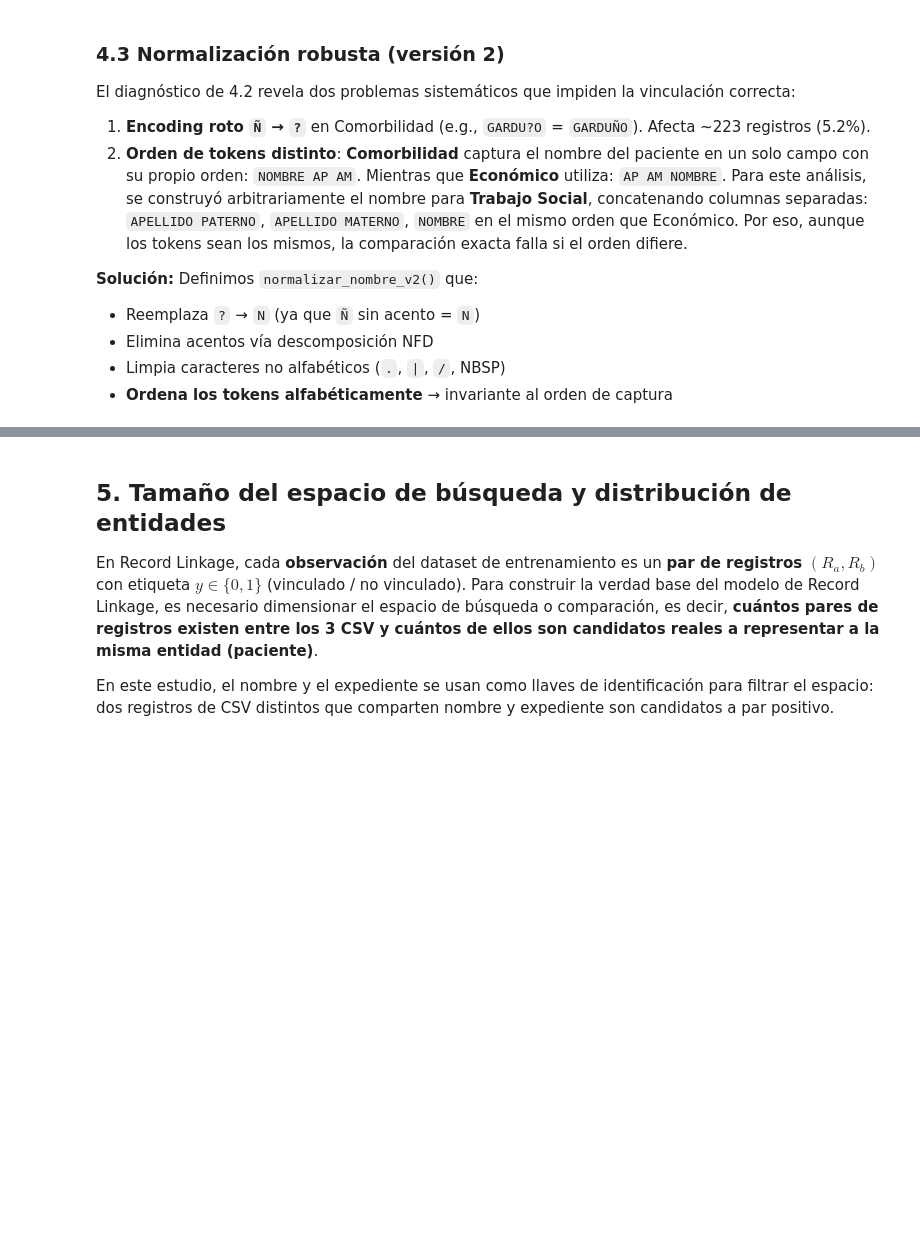
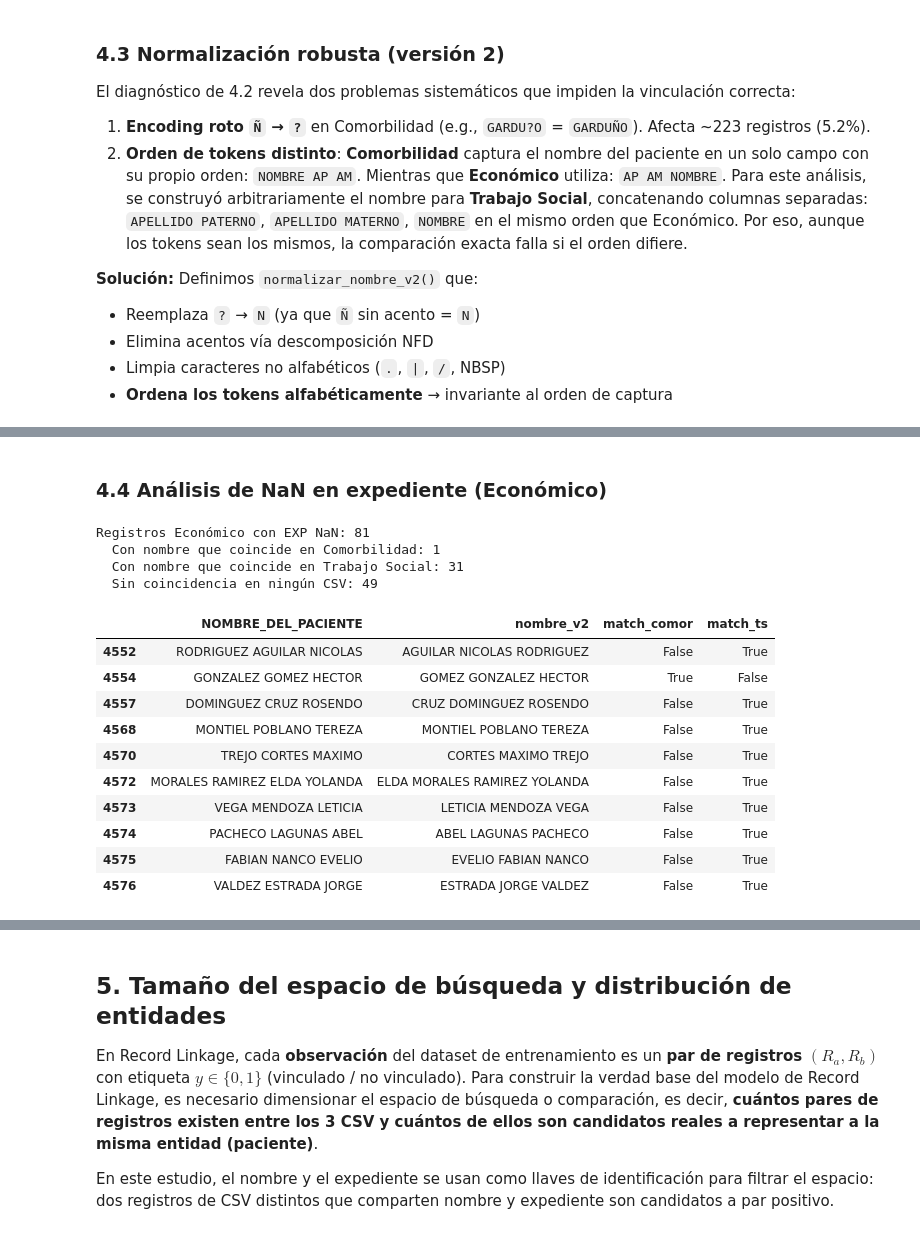
Before and after one commit to UzielLujan/entity-resolution-nlp, a Jupyter notebook: notebooks/Duplicados_INER.ipynb, the cells around one changed output, grey strips where cells are left out. Cells and saved outputs as stored; diff of their text form; code cells hidden in the pictures; blank space fills up the shorter version.

```diff
--- a/notebooks/Duplicados_INER.ipynb
+++ b/notebooks/Duplicados_INER.ipynb
@@ -694,3 +698,40 @@ Discrepancias residuales: Comorbilidad ↔ Trabajo Social (613 expedientes con n
 | 239623 | CONCEPCION GARCIA MARTINEZ | CONCEPCION GARCIA MARIA MARTINEZ |
 | 241671 | HERNANDEZ MARIA VALENCIA | CRUZ DE HERNANDEZ LA MARIA VALENCIA |
 | 237581 | CARME DEL GUADARRAMA MARIA PINA | CARMEN DEL GUADARRAMA MARIA PINA |
+# %% [markdown]
+### 4.4 Análisis de NaN en expediente (Económico)
+# %%
+# Registros de Económico con expediente NaN
+eco_nan = df_economico[pd.to_numeric(df_economico['EXP'], errors='coerce').isna()].copy()
+eco_nan['nombre_v2'] = eco_nan['NOMBRE_DEL_PACIENTE'].apply(normalizar_nombre_v2)
+
+# Nombres v2 en Comorbilidad y Trabajo Social
+comor_nombres_v2 = set(df_comorbilidad['nombre_v2'])
+ts_nombres_v2 = set(df_trabajo_social['nombre_v2'])
+
+eco_nan['match_comor'] = eco_nan['nombre_v2'].isin(comor_nombres_v2)
+eco_nan['match_ts'] = eco_nan['nombre_v2'].isin(ts_nombres_v2)
+
+print(f"Registros Económico con EXP NaN: {len(eco_nan)}")
+print(f"  Con nombre que coincide en Comorbilidad: {eco_nan['match_comor'].sum()}")
+print(f"  Con nombre que coincide en Trabajo Social: {eco_nan['match_ts'].sum()}")
+print(f"  Sin coincidencia en ningún CSV: {(~eco_nan['match_comor'] & ~eco_nan['match_ts']).sum()}")
+
+# Muestra de los que sí coinciden
+display(eco_nan[eco_nan['match_comor'] | eco_nan['match_ts']][['NOMBRE_DEL_PACIENTE', 'nombre_v2', 'match_comor', 'match_ts']].head(10))
+# %% [output]
+Registros Económico con EXP NaN: 81
+  Con nombre que coincide en Comorbilidad: 1
+  Con nombre que coincide en Trabajo Social: 31
+  Sin coincidencia en ningún CSV: 49
+|  | NOMBRE_DEL_PACIENTE | nombre_v2 | match_comor | match_ts |
+| 4552 | RODRIGUEZ AGUILAR NICOLAS | AGUILAR NICOLAS RODRIGUEZ | False | True |
+| 4554 | GONZALEZ GOMEZ HECTOR | GOMEZ GONZALEZ HECTOR | True | False |
+| 4557 | DOMINGUEZ CRUZ ROSENDO | CRUZ DOMINGUEZ ROSENDO | False | True |
+| 4568 | MONTIEL POBLANO TEREZA | MONTIEL POBLANO TEREZA | False | True |
+| 4570 | TREJO CORTES MAXIMO | CORTES MAXIMO TREJO | False | True |
+| 4572 | MORALES RAMIREZ ELDA YOLANDA | ELDA MORALES RAMIREZ YOLANDA | False | True |
+| 4573 | VEGA MENDOZA LETICIA | LETICIA MENDOZA VEGA | False | True |
+| 4574 | PACHECO LAGUNAS ABEL | ABEL LAGUNAS PACHECO | False | True |
+| 4575 | FABIAN NANCO EVELIO | EVELIO FABIAN NANCO | False | True |
+| 4576 | VALDEZ ESTRADA JORGE | ESTRADA JORGE VALDEZ | False | True |
```
Also changed, not shown: parts of 8 cells of this notebook.
